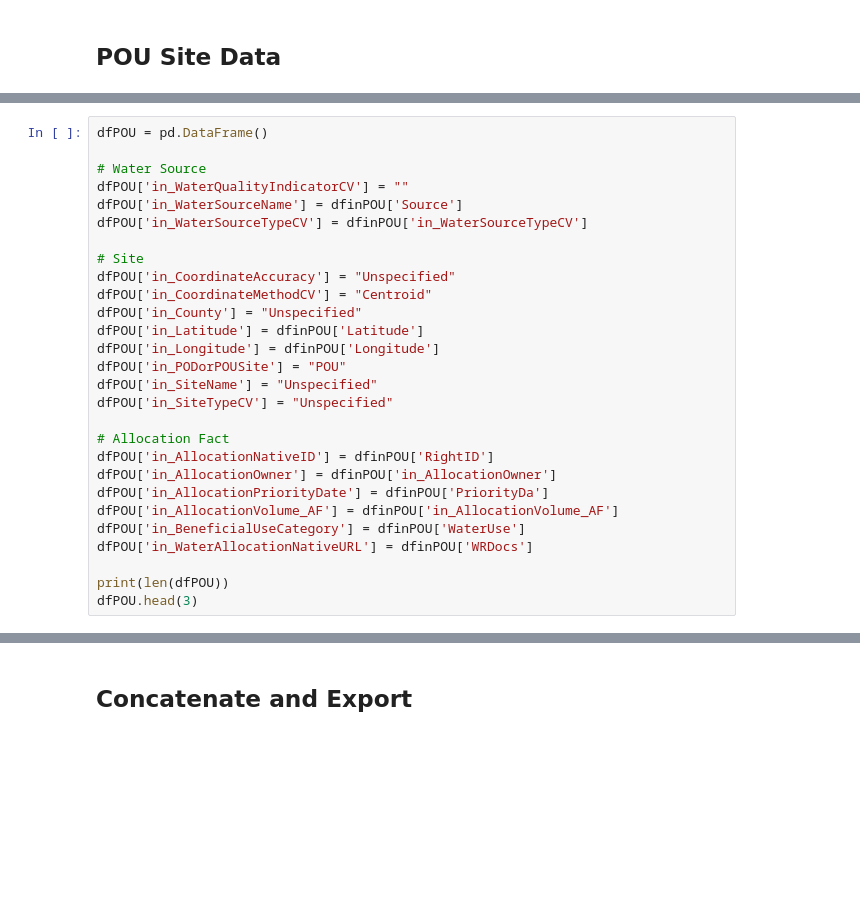
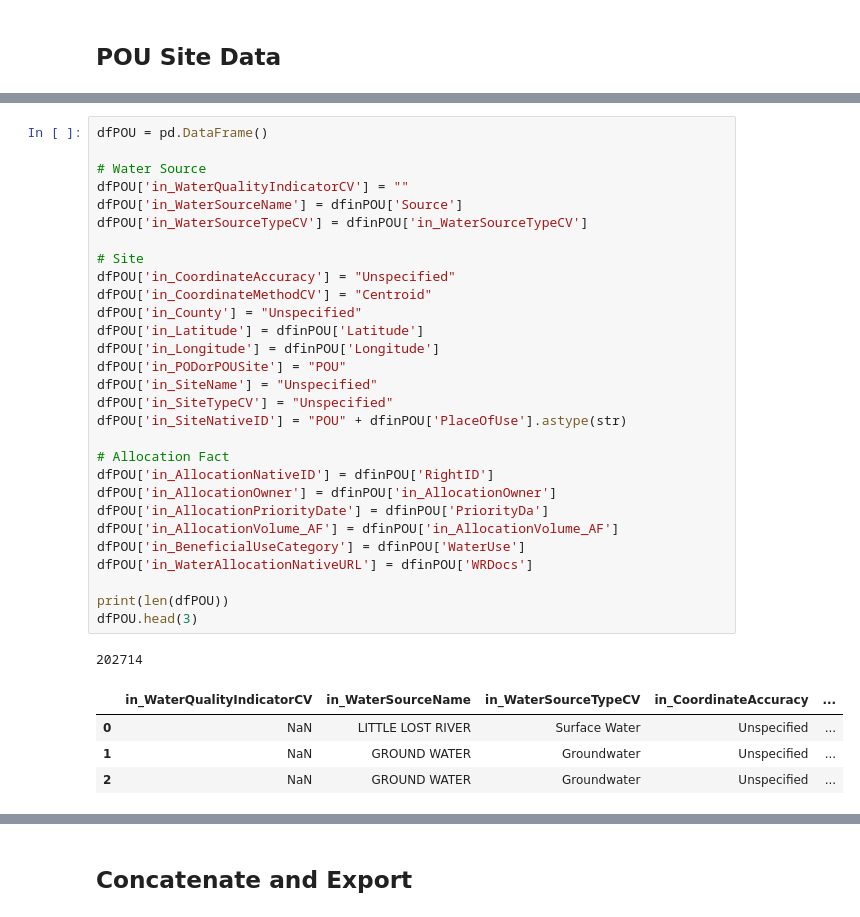
Before and after one commit to WSWCWaterDataExchange/MappingStatesDataToWaDE2.0, a Jupyter notebook: Idaho/WaterAllocation/0_PreProcessIdahoAllocationData.ipynb, the cells around one changed output, grey strips where cells are left out. Cells and saved outputs as stored; diff of their text form; blank space fills up the shorter version.

```diff
--- a/Idaho/WaterAllocation/0_PreProcessIdahoAllocationData.ipynb
+++ b/Idaho/WaterAllocation/0_PreProcessIdahoAllocationData.ipynb
@@ -292,28 +355,35 @@ dfinPOU.head(3)
 # %%
 dfPOU = pd.DataFrame()
 
 # Water Source
 dfPOU['in_WaterQualityIndicatorCV'] = ""
 dfPOU['in_WaterSourceName'] = dfinPOU['Source']
 dfPOU['in_WaterSourceTypeCV'] = dfinPOU['in_WaterSourceTypeCV']
 
 # Site
 dfPOU['in_CoordinateAccuracy'] = "Unspecified"
 dfPOU['in_CoordinateMethodCV'] = "Centroid"
 dfPOU['in_County'] = "Unspecified"
 dfPOU['in_Latitude'] = dfinPOU['Latitude']
 dfPOU['in_Longitude'] = dfinPOU['Longitude']
 dfPOU['in_PODorPOUSite'] = "POU"
 dfPOU['in_SiteName'] = "Unspecified"
 dfPOU['in_SiteTypeCV'] = "Unspecified"
+dfPOU['in_SiteNativeID'] = "POU" + dfinPOU['PlaceOfUse'].astype(str)
 
 # Allocation Fact
 dfPOU['in_AllocationNativeID'] = dfinPOU['RightID']
 dfPOU['in_AllocationOwner'] = dfinPOU['in_AllocationOwner']
 dfPOU['in_AllocationPriorityDate'] = dfinPOU['PriorityDa']
 dfPOU['in_AllocationVolume_AF'] = dfinPOU['in_AllocationVolume_AF']
 dfPOU['in_BeneficialUseCategory'] = dfinPOU['WaterUse']
 dfPOU['in_WaterAllocationNativeURL'] = dfinPOU['WRDocs']
 
 print(len(dfPOU))
 dfPOU.head(3)
+# %% [output]
+202714
+|  | in_WaterQualityIndicatorCV | in_WaterSourceName | in_WaterSourceTypeCV | in_CoordinateAccuracy | ... |
+| 0 | NaN | LITTLE LOST RIVER | Surface Water | Unspecified | ... |
+| 1 | NaN | GROUND WATER | Groundwater | Unspecified | ... |
+| 2 | NaN | GROUND WATER | Groundwater | Unspecified | ... |
```
Also changed, not shown: parts of 20 cells of this notebook, 22 other files.
